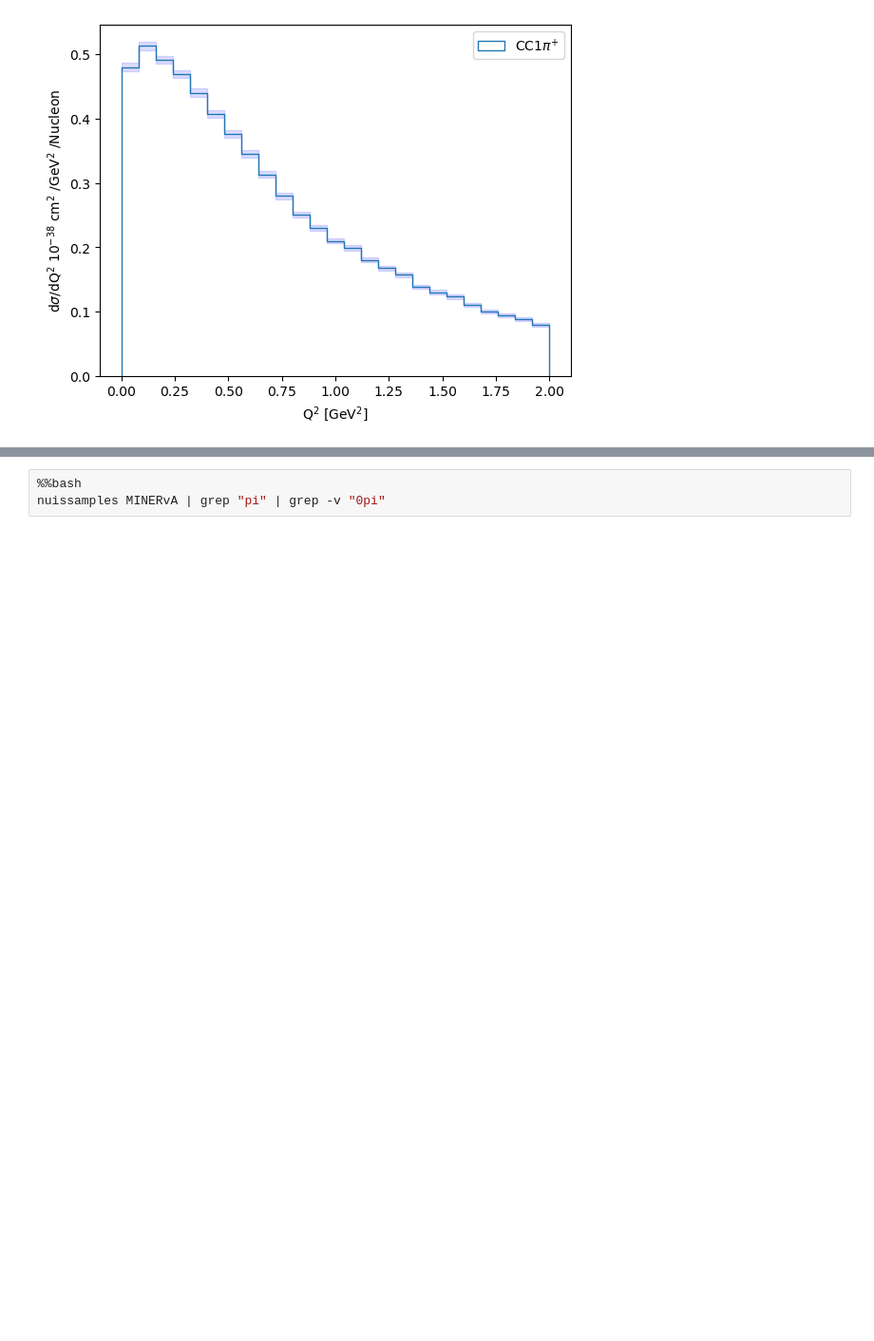
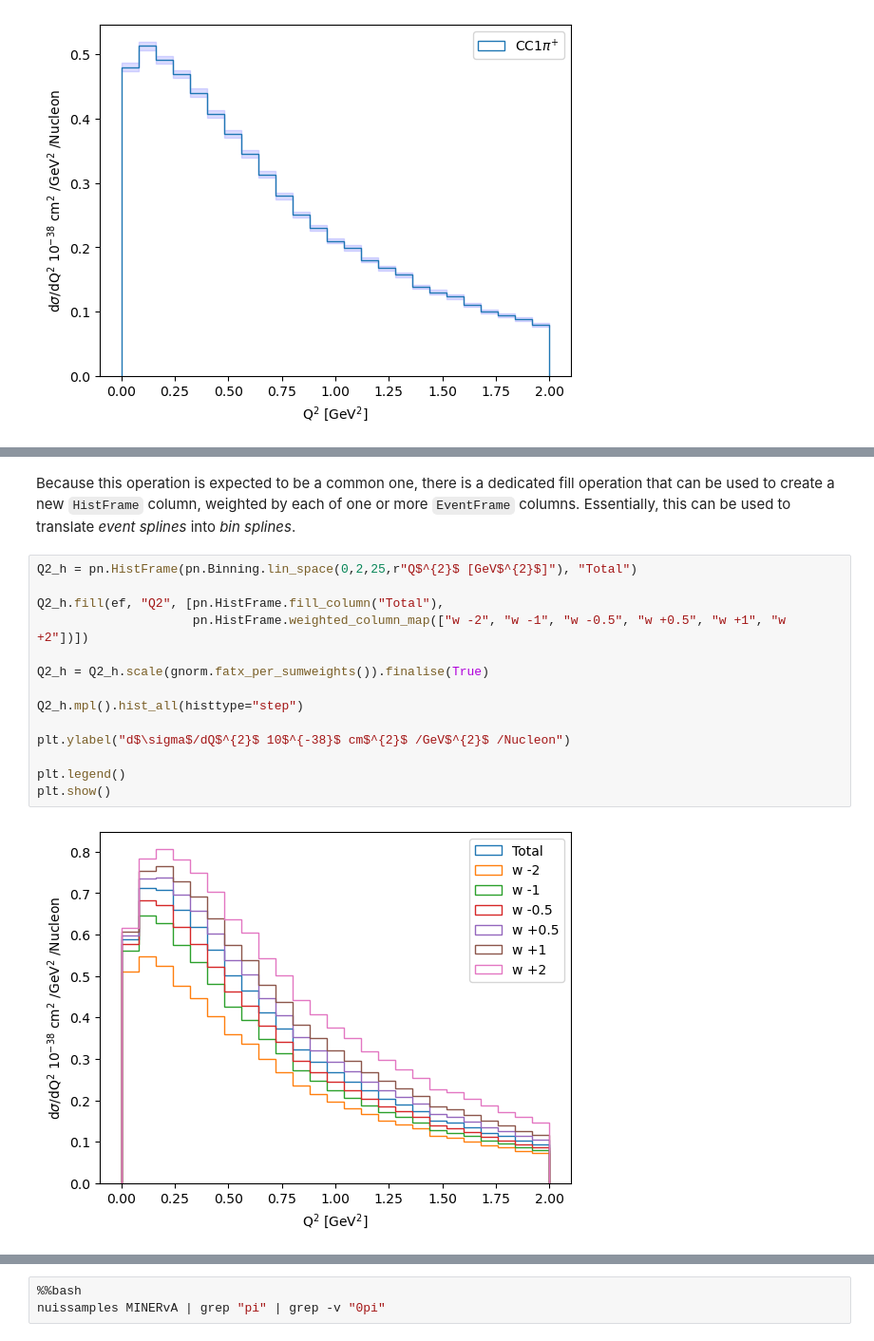
Before and after one commit to NUISANCEMC/notebooks, a Jupyter notebook: NUISANCE3TutorialDec24.ipynb, the cells around one changed output, grey strips where cells are left out. Shown at 95% size. Saved outputs shown, nothing was run; the diff lists cells and outputs as text; blank space fills up the shorter version.

```diff
--- a/NUISANCE3TutorialDec24.ipynb
+++ b/NUISANCE3TutorialDec24.ipynb
@@ -478,0 +541,18 @@ print(ef)
+# %% [markdown]
+Because this operation is expected to be a common one, there is a dedicated fill operation that can be used to create a new `HistFrame` column, weighted by each of one or more `EventFrame` columns. Essentially, this can be used to translate *event splines* into *bin splines*.
+# %%
+Q2_h = pn.HistFrame(pn.Binning.lin_space(0,2,25,r"Q$^{2}$ [GeV$^{2}$]"), "Total")
+
+Q2_h.fill(ef, "Q2", [pn.HistFrame.fill_column("Total"),
+                     pn.HistFrame.weighted_column_map(["w -2", "w -1", "w -0.5", "w +0.5", "w +1", "w +2"])])
+
+Q2_h = Q2_h.scale(gnorm.fatx_per_sumweights()).finalise(True)
+
+Q2_h.mpl().hist_all(histtype="step")
+
+plt.ylabel("d$\sigma$/dQ$^{2}$ 10$^{-38}$ cm$^{2}$ /GeV$^{2}$ /Nucleon")
+
+plt.legend()
+plt.show()
+# %% [output]
+[figure, added]
```
Also changed, not shown: parts of 58 cells of this notebook, 1 other file.
